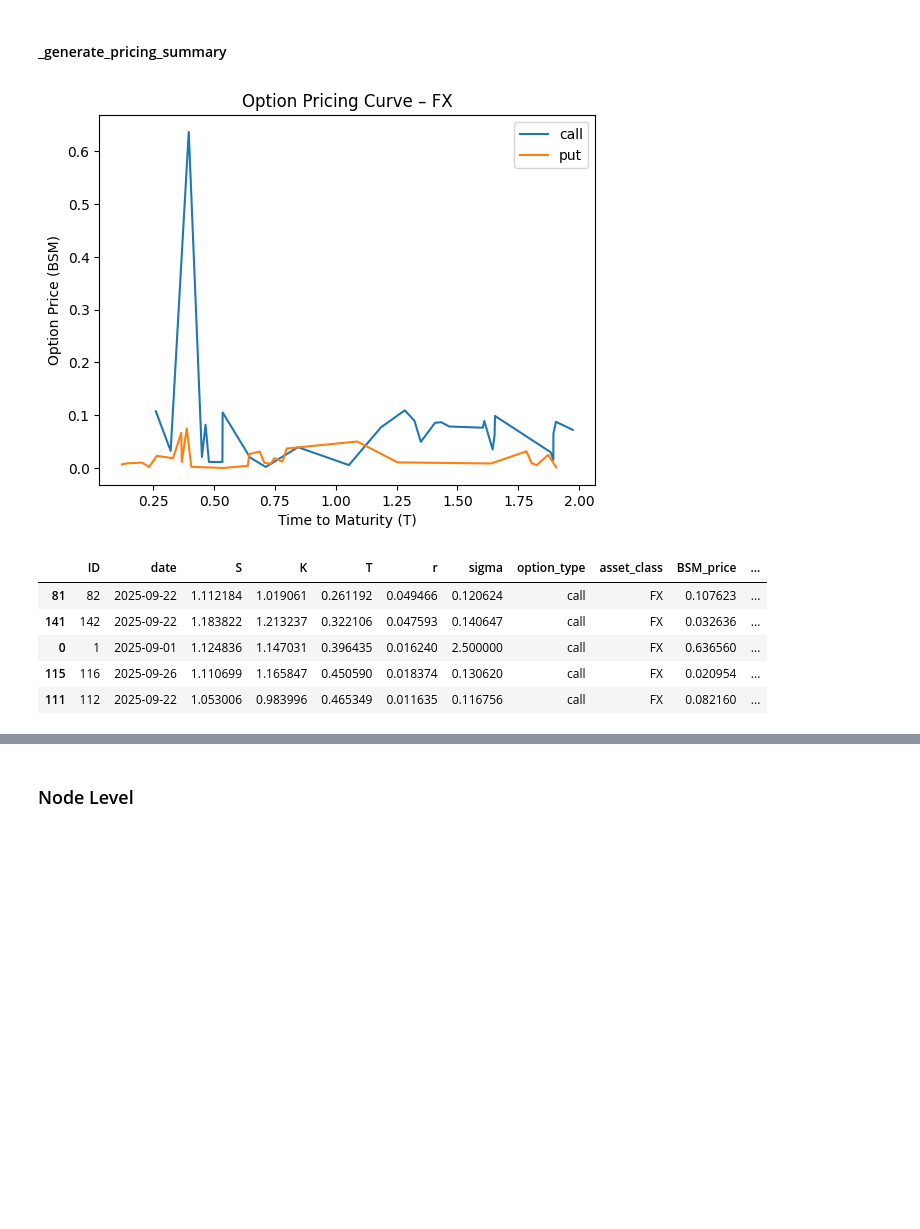
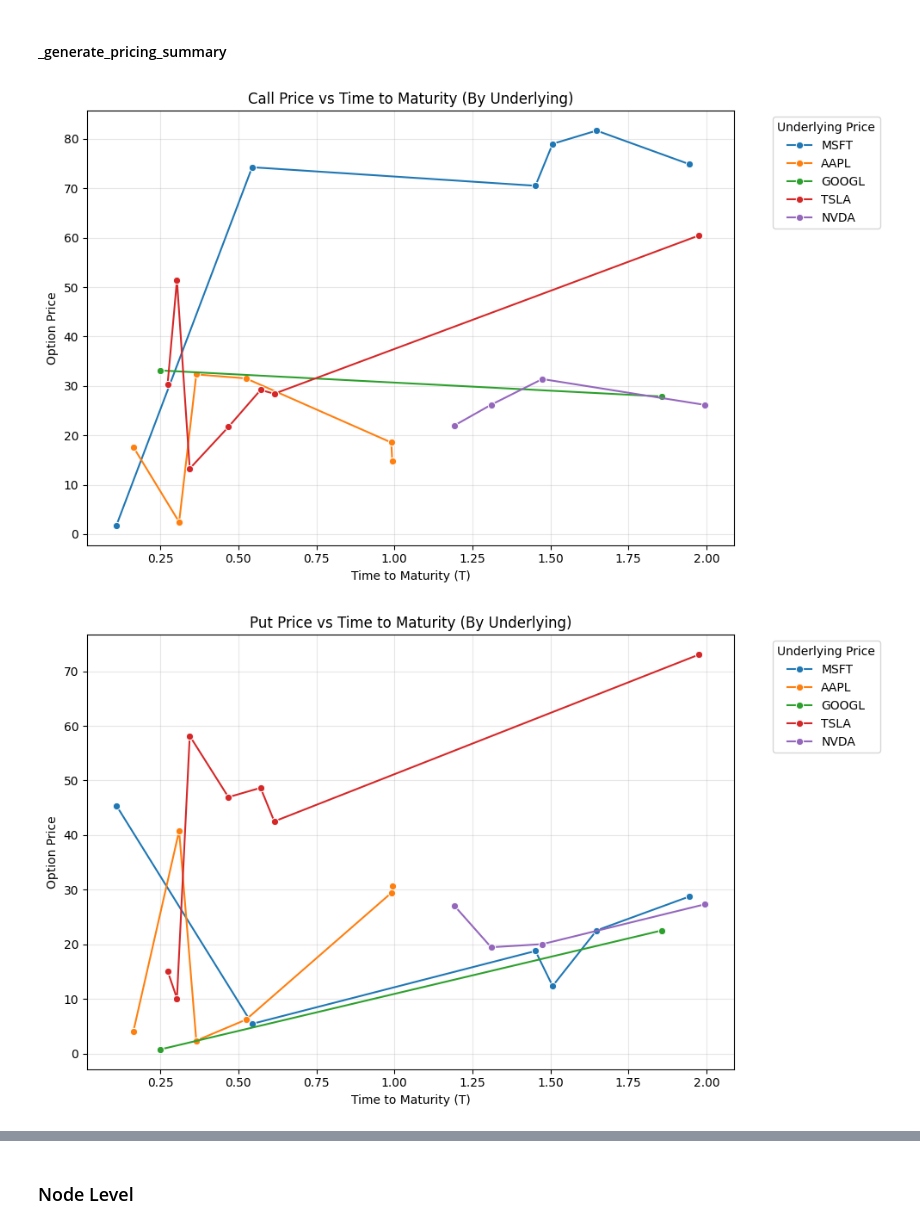
Before and after one commit to davidzgu/model_doc_automation, a Jupyter notebook: notebooks/dev/dev_multi_agent_mcp_2.0.ipynb, the cells around one changed output, grey strips where cells are left out. Drawn from its saved outputs; the diff is of its cells as text; code cells hidden in the pictures; blank space fills up the shorter version.

```diff
--- a/notebooks/dev/dev_multi_agent_mcp_2.0.ipynb
+++ b/notebooks/dev/dev_multi_agent_mcp_2.0.ipynb
@@ -1133,26 +1142,61 @@ df_sensitivity_test_results_sub = sensitivity_test_results[sensitivity_test_resu
 # %%
-df = df_pricing_sub.sort_values("T").dropna(subset=['BSM_price','T'])
-df_call = df[df["option_type"] == "call"]
-df_put = df[df["option_type"] == "put"]
+df = df_pricing_sub.sort_values("T").dropna(subset=['price','T'])
 
-# Generate Plot
-fig, ax = plt.subplots()
-ax.plot(df_call["T"], df_call["BSM_price"], label="call")
-ax.plot(df_put["T"], df_put["BSM_price"], label="put")
-ax.set_xlabel("Time to Maturity (T)")
-ax.set_ylabel("Option Price (BSM)")
-ax.set_title(f"Option Pricing Curve – {asset}")
-ax.legend()
+# 分别为 Call 和 Put 创建画布
+for opt_type in ["call", "put"]:
+    subset = df[df["option_type"] == opt_type]
 
-plt.show()
+    if subset.empty:
+        continue
+
+    plt.figure(figsize=(10, 6))
+    # hue="underlying_price" 会根据标的价格自动区分颜色
+    sns.lineplot(data=subset, x="T", y="price", hue="underlying", marker="o")
+
+    plt.title(f"{opt_type.capitalize()} Price vs Time to Maturity (By Underlying)")
+    plt.xlabel("Time to Maturity (T)")
+    plt.ylabel("Option Price")
+    plt.grid(True, alpha=0.3)
+    plt.legend(title="Underlying Price", bbox_to_anchor=(1.05, 1), loc='upper left')
+    plt.tight_layout()
+    plt.show()
 # %% [output]
-[figure, old version]
+[figure, new version]
+[figure, added]
 # %%
-df_call.head()
+system_prompt = (
+    "You are an expert Quantitative Risk Analyst. Your task is to perform a comprehensive audit and analysis of option portfolios based on provided CSV data."
+
+    "Your analysis MUST follow this logical structure:"
+    "1. **Data Quality & Integrity**: Check for logical consistency (e.g., non-negative prices, valid T/sigma values)."
+    "2. **Pricing Dynamics**: Analyze the relationship between Spot (S) and Strike (K) to determine Moneyness (ITM/OTM) and how it affects price levels."
+    "3. **Term Structure & Time Decay**: Evaluate how Time to Maturity (T) influences the pricing and the magnitude of Theta and Gamma."
+    "4. **Risk Profile (Greeks Analysis)**: Contrast Call and Put behavior, focusing on Delta sensitivity and Vega exposure across different underlyings."
+    "5. **Insights & Red Flags**: Identify any anomalies, such as extreme unexplained Greek values or potential arbitrage indicators in Put-Call pairs."
+
+    "Maintain a professional, data-driven tone. Use precise financial terminology (e.g., time decay, convexity, rho sensitivity)."
+)
+user_prompt = (
+    f"The following is an Option Analytics dataset of {asset} in CSV format:"
+    f"Columns: {', '.join(df.columns)}\n"
+    f"{df.to_csv(index=False)}\n\n"
+
+    "Please provide a detailed Analysis Report covering the following points:"
+
+    "### 1. Overall Data Quality"
+    "- Evaluate if the dataset is consistent. "
+    "- Do the Greeks (Delta, Gamma, etc.) align with standard Black-Scholes expectations for the given S, K, and T?"
+
+    "### 2. Pricing Level & Moneyness"
+    "- For each underlying, analyze the 'Price' relative to its 'Moneyness' (S/K ratio)."
+    "- Identify which options are deep ITM or OTM and how that reflects in their Delta."
+
+    "### 3. Term Structure Analysis"
+    "- How does the longer duration (T > 1.0) impact the Vega and Rho compared to the shorter-dated options?"
+
+    "### 4. Call vs Put Behavior"
+    "- Explain the difference in their Delta and Rho values based on put-call parity logic."
+    "- Comment on the 'Theta' behavior—which side is losing value faster?"
+
+    "Final Summary: What is the primary risk exposure for this portfolio (e.g., directional risk, volatility risk, or interest rate risk)?"
+)
-# %% [output]
-|  | ID | date | S | K | T | r | sigma | option_type | asset_class | BSM_price | ... |
-| 81 | 82 | 2025-09-22 | 1.112184 | 1.019061 | 0.261192 | 0.049466 | 0.120624 | call | FX | 0.107623 | ... |
-| 141 | 142 | 2025-09-22 | 1.183822 | 1.213237 | 0.322106 | 0.047593 | 0.140647 | call | FX | 0.032636 | ... |
-| 0 | 1 | 2025-09-01 | 1.124836 | 1.147031 | 0.396435 | 0.016240 | 2.500000 | call | FX | 0.636560 | ... |
-| 115 | 116 | 2025-09-26 | 1.110699 | 1.165847 | 0.450590 | 0.018374 | 0.130620 | call | FX | 0.020954 | ... |
-| 111 | 112 | 2025-09-22 | 1.053006 | 0.983996 | 0.465349 | 0.011635 | 0.116756 | call | FX | 0.082160 | ... |
```
Also changed, not shown: parts of 53 cells of this notebook, 13 other files.
